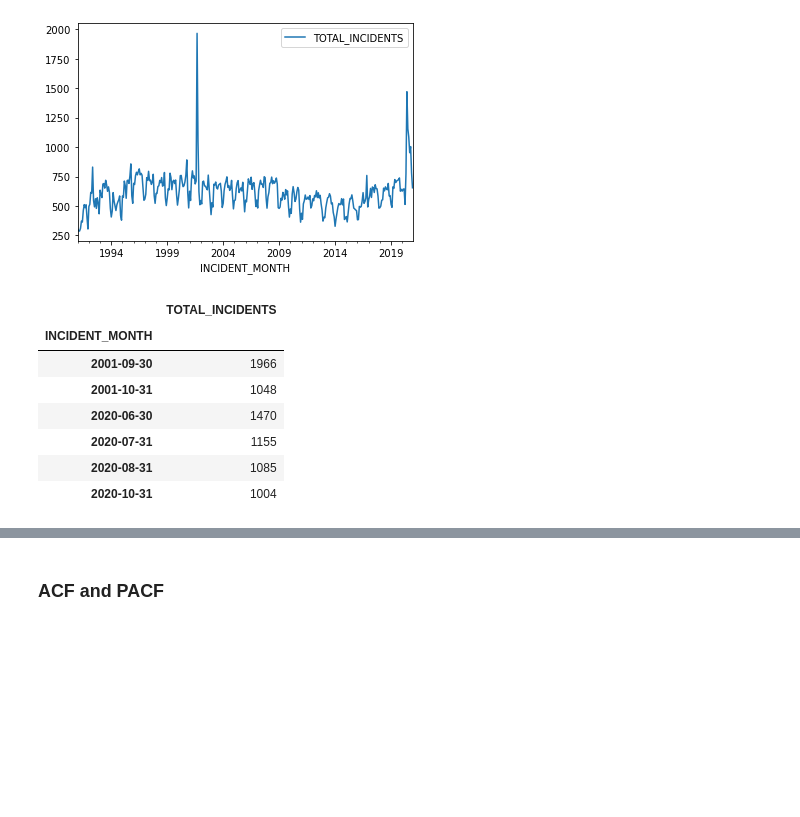
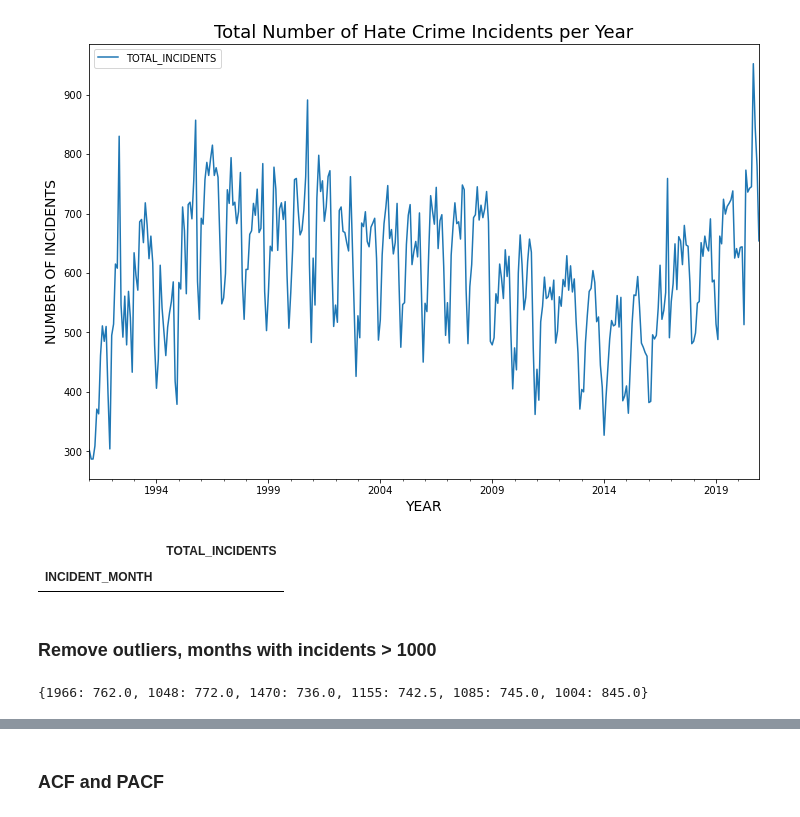
Before and after one commit to CEsperance/Final_Project, a Jupyter notebook: Analysis_Timeseries.ipynb, the cells around one changed output, grey strips where cells are left out. Cells and saved outputs as stored; diff of their text form; code cells hidden in the pictures; blank space fills up the shorter version.

```diff
--- a/Analysis_Timeseries.ipynb
+++ b/Analysis_Timeseries.ipynb
@@ -30,15 +51,29 @@ indexed_df.head()
+# %%
+indexed_df_complete.plot(figsize=(12,8))
+plt.xlabel('YEAR', fontsize=14)
+plt.ylabel('NUMBER OF INCIDENTS', fontsize=14)
+plt.title('Total Number of Hate Crime Incidents per Year', fontsize=18)
+plt.show()
+# %% [output]
+[figure, added]
 # %%
-indexed_df.plot()
-plt.show()
-
 indexed_df[indexed_df['TOTAL_INCIDENTS'] > 1000]
 # %% [output]
-[figure, removed]
 |  | TOTAL_INCIDENTS |
 | INCIDENT_MONTH |  |
-| 2001-09-30 | 1966 |
-| 2001-10-31 | 1048 |
-| 2020-06-30 | 1470 |
-| 2020-07-31 | 1155 |
-| 2020-08-31 | 1085 |
-| 2020-10-31 | 1004 |
+# %% [markdown]
+### Remove outliers, months with incidents > 1000
+# %%
+replace_dict={1966:(indexed_df.loc['2000-09-30']['TOTAL_INCIDENTS'] + indexed_df.loc['2002-09-30']['TOTAL_INCIDENTS'])/2,
+              1048:(indexed_df.loc['2000-10-31']['TOTAL_INCIDENTS'] + indexed_df.loc['2002-10-31']['TOTAL_INCIDENTS'])/2,
+              1470:(indexed_df.loc['2019-06-30']['TOTAL_INCIDENTS'] + indexed_df.loc['2020-05-31']['TOTAL_INCIDENTS'])/2,
+              1155:(indexed_df.loc['2019-07-31']['TOTAL_INCIDENTS'] + indexed_df.loc['2020-05-31']['TOTAL_INCIDENTS'])/2,
+              1085:(indexed_df.loc['2019-08-31']['TOTAL_INCIDENTS'] + indexed_df.loc['2020-05-31']['TOTAL_INCIDENTS'])/2,
+              1004:(indexed_df.loc['2019-10-31']['TOTAL_INCIDENTS'] + indexed_df.loc['2020-09-30']['TOTAL_INCIDENTS'])/2
+             }
+
+print(replace_dict)
+
+indexed_df.replace(to_replace=replace_dict, inplace=True)
+# %% [output]
+{1966: 762.0, 1048: 772.0, 1470: 736.0, 1155: 742.5, 1085: 745.0, 1004: 845.0}
```
Also changed, not shown: parts of 36 cells of this notebook, 4 other files.
